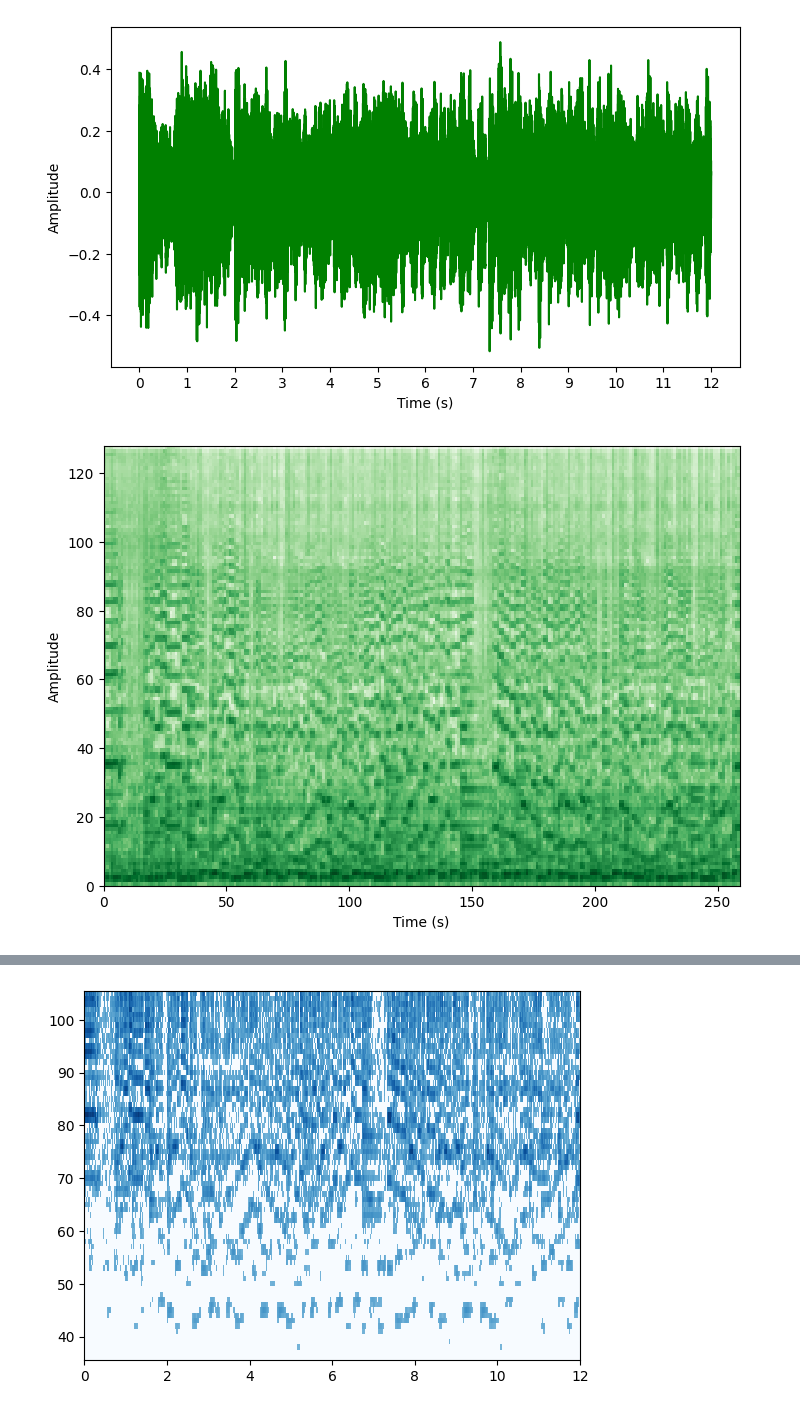
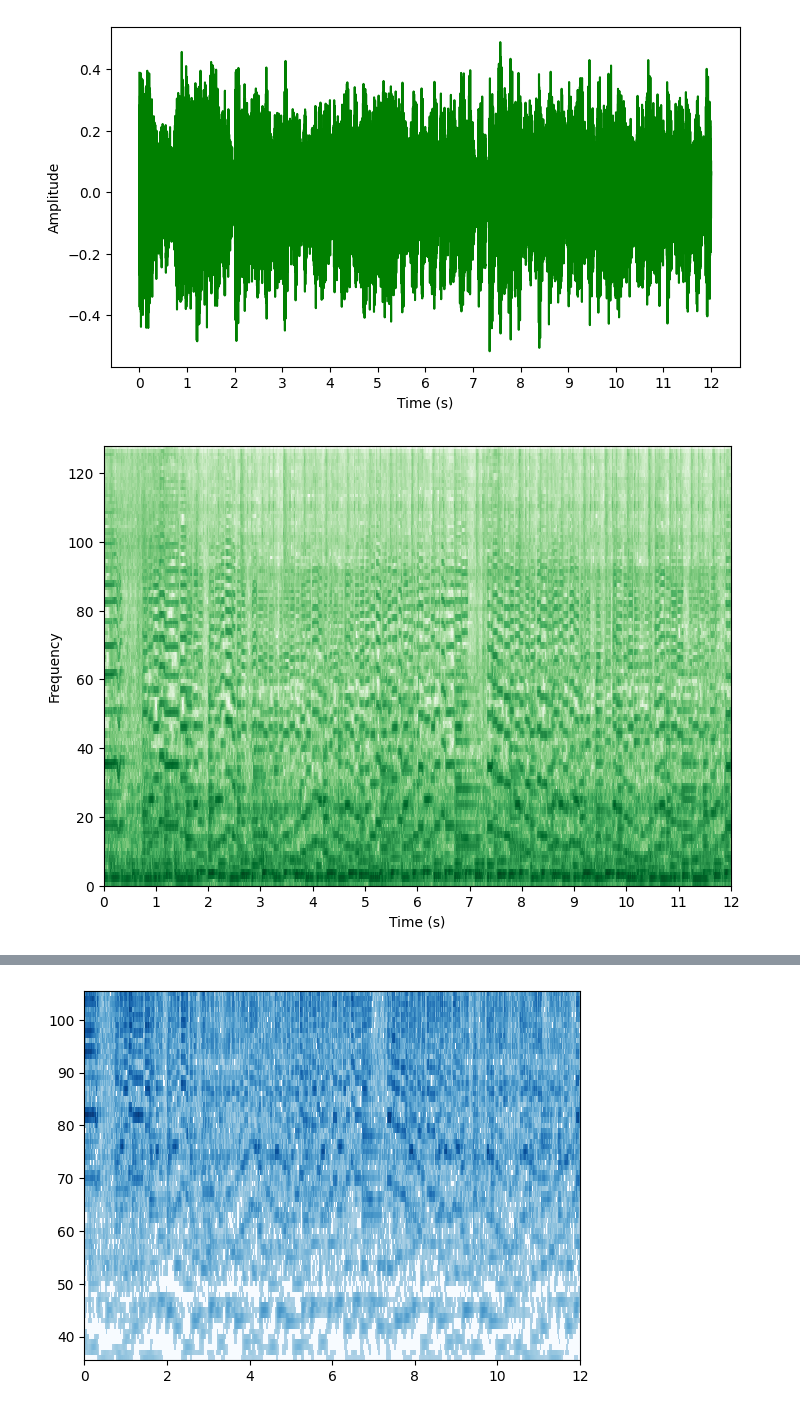
Before and after one commit to ematth/ms-research, a Jupyter notebook: mel/melspec.ipynb, the cells around one changed output, grey strips where cells are left out. Drawn from its saved outputs; the diff is of its cells as text; code cells hidden in the pictures.

```diff
--- a/mel/melspec.ipynb
+++ b/mel/melspec.ipynb
@@ -35,27 +35,30 @@ wavplot(sound, sr)
 # %%
 def melspec(s, sr, title='', suptitle=''):
     fig, ax = plt.subplots(figsize=(7, 5), layout='constrained')
-    mel_spect = librosa.feature.melspectrogram(y=sound, sr=sr, n_fft=2048, hop_length=1024)
+    mel_spect = librosa.feature.melspectrogram(y=s, sr=sr, n_fft=1024, hop_length=32)
     mel_spect = librosa.power_to_db(mel_spect, ref=np.max)
     # librosa.display.specshow(mel_spect, y_axis='mel', fmax=8192, x_axis='time')
     ax.pcolormesh(mel_spect, cmap='Greens')
 
     fig.suptitle(suptitle)
     ax.set_title(title, loc='left', fontstyle='oblique', fontsize='medium')
-    ax.set_ylabel('Amplitude')
+    ax.set_ylabel('Frequency')
     ax.set_xlabel('Time (s)')
+    s_len_sec = s.shape[0] // sr
+    ax.set_xticks([i * mel_spect.shape[1] / s_len_sec for i in range(s_len_sec + 1)])
+    ax.set_xticklabels([i for i in range(s_len_sec + 1)])
 
 melspec(sound, sr)
 # %% [output]
-[figure, old version]
+[figure, new version]
 # %%
 hp = sr // 64
 q = abs( cqt( sound, sr=sr, hop_length=hp, fmin=65.406, n_bins=70, bins_per_octave=12))**.2
 q = np.linspace( 1, 4, q.shape[0])[:,None] * q
-q = (q > np.quantile(q, 0.5)) * (q * 127/q.max()).astype(int)
+q = (q > np.quantile(q, 0.1)) * (q * 127/q.max()).astype(int)
 
 plt.pcolormesh(np.arange(q.shape[1]) * hp/sr, np.arange( q.shape[0])+36, q, cmap='Blues')
 play(sound, sr)
 # %% [output]
 [interactive output not drawn]
-[figure, old version]
+[figure, new version]
```
